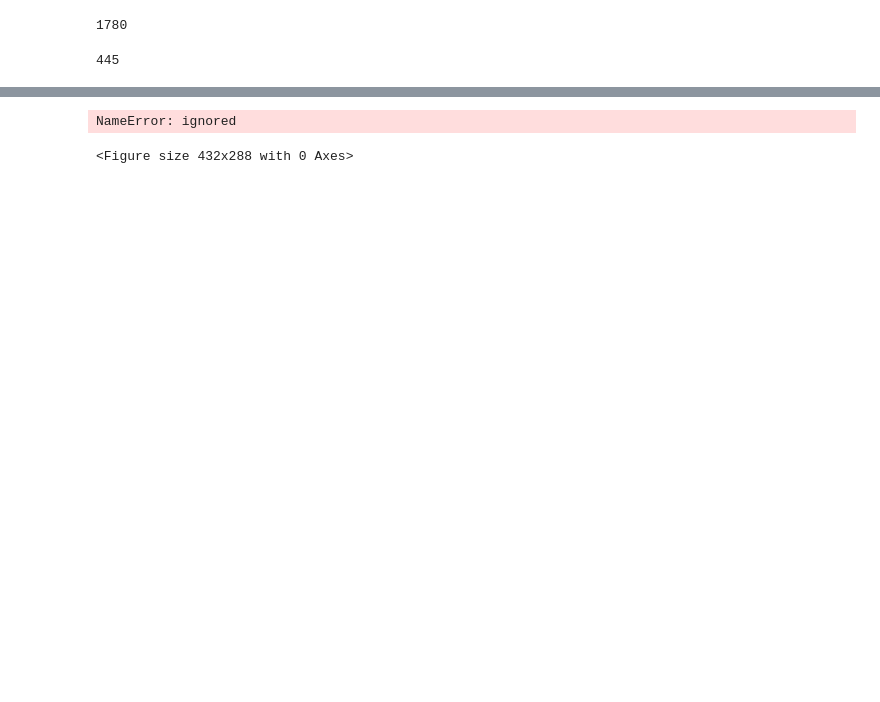
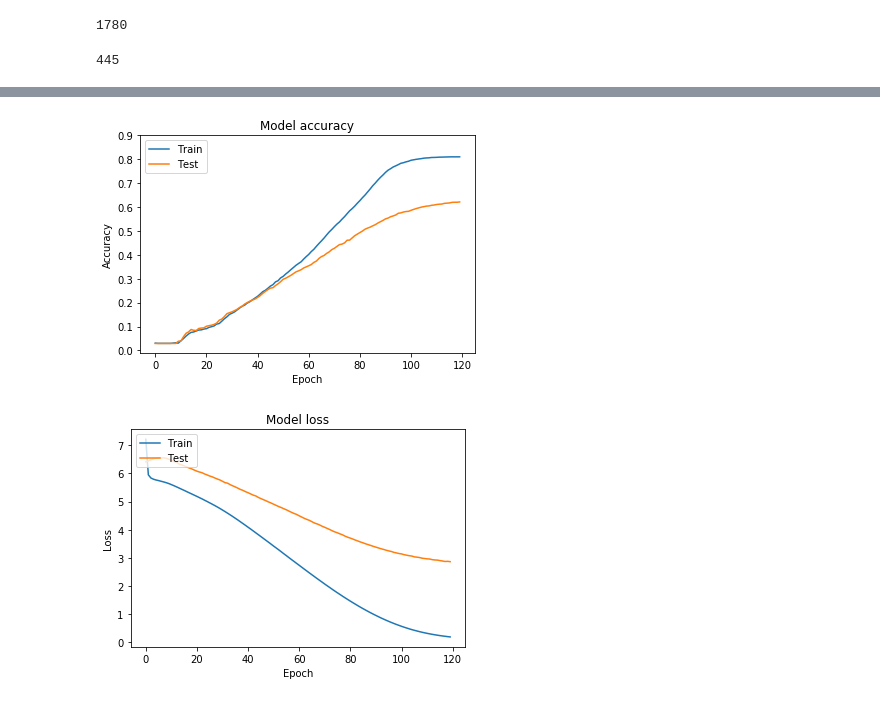
Before and after one commit to JstnClmnt/NLP-Text-Summarization, a Jupyter notebook: NLP_Text_Summarization.ipynb, the cells around one changed output, grey strips where cells are left out. Saved outputs shown, nothing was run; the diff lists cells and outputs as text; code cells hidden in the pictures; blank space fills up the shorter version.

Commit message:
trained

```diff
--- a/NLP_Text_Summarization.ipynb
+++ b/NLP_Text_Summarization.ipynb
@@ -290,9 +288,7 @@ from tensorflow.keras.initializers import Constant
 import numpy as np
 from tensorflow.keras.utils import plot_model
 
-HIDDEN_UNITS=512
-MAX_LENGTH = 500
-MAX_LENGTH_SUM = len(max(y_train, key=len))
+HIDDEN_UNITS=256
 
 """
 Chatbot Inspired Encoder-Decoder-seq2seq
@@ -319,10 +315,16 @@ Bidirectional LSTM: Others Inspired Encoder-Decoder-seq2seq
 """
 encoder_inputs = Input(shape=(MAX_LENGTH,))
 encoder_embedding = Embedding(num_words,EMB_DIM,embeddings_initializer=Constant(embedding_matrix_art),input_length=MAX_LENGTH,trainable=False,mask_zero=True)(encoder_inputs)
+
+encoder_LSTM_1 = LSTM(HIDDEN_UNITS, return_state=True,return_sequences=True)
+encoder_LSTM_R_1 = LSTM(HIDDEN_UNITS, return_state=True, go_backwards=True)
+
+
 encoder_LSTM = LSTM(HIDDEN_UNITS, return_state=True)
 encoder_LSTM_R = LSTM(HIDDEN_UNITS, return_state=True, go_backwards=True)
-encoder_outputs_R, state_h_R, state_c_R = encoder_LSTM_R(encoder_embedding)
-encoder_outputs, state_h, state_c = encoder_LSTM(encoder_embedding)
+
+encoder_outputs_R, state_h_R, state_c_R = encoder_LSTM_R(encoder_LSTM_R_1(encoder_embedding))
+encoder_outputs, state_h, state_c = encoder_LSTM(encoder_LSTM_1(encoder_embedding))
 
 final_h = Add()([state_h, state_h_R])
 final_c = Add()([state_c, state_c_R])
@@ -364,20 +366,12 @@ Non-trainable params: 12,000,600
 __________________________________________________________________________________________________
 None
 # %%
-from tensorflow.keras.preprocessing.sequence import pad_sequences
-
-train_sentences_Y= pad_sequences(y_train, maxlen=MAX_LENGTH_SUM, padding='post',truncating="post")
-
 num_samples_train = len(train_sentences_Y)
 print(num_samples_train)
 decoder_output_data_train = np.zeros(shape=(num_samples_train, MAX_LENGTH_SUM, num_words))
 # %% [output]
 1780
 # %%
-from tensorflow.keras.preprocessing.sequence import pad_sequences
-
-test_sentences_Y= pad_sequences(y_test, maxlen=MAX_LENGTH_SUM, padding='post',truncating="post")
-
 num_samples_test = len(test_sentences_Y)
 print(num_samples_test)
 decoder_output_data_test = np.zeros(shape=(num_samples_test, MAX_LENGTH_SUM, num_words))
@@ -396,17 +390,13 @@ for i, seqs in enumerate(test_sentences_Y):
 # %%
 from tensorflow.keras.callbacks import EarlyStopping
 from tensorflow.keras.callbacks import ModelCheckpoint
-from tensorflow.keras.preprocessing.sequence import pad_sequences
-
-test_sentences_X = pad_sequences(X_test, maxlen=MAX_LENGTH, padding='post',truncating="post")
-train_sentences_X = pad_sequences(X_train, maxlen=MAX_LENGTH, padding='post',truncating="post")
 
 save = ModelCheckpoint('best_model.hdf5', save_best_only=True, monitor='acc', mode='max')
 es_acc = EarlyStopping(monitor='acc', mode='max',verbose=1,patience=10,min_delta=0.003)
 es_loss = EarlyStopping(monitor='loss', mode='min',patience=10,verbose=1)
 history = model.fit([train_sentences_X, train_sentences_Y],
                      decoder_output_data_train,
-                     epochs=100,
+                     epochs=150,
                      batch_size=32,
                      validation_data=([test_sentences_X, test_sentences_Y], decoder_output_data_test),
                      callbacks=[save,es_acc,es_loss])
@@ -431,26 +421,26 @@ Epoch 100/100
 # %%
 import matplotlib.pyplot as plt
 
 # Plot training & validation accuracy values
 plt.figure()
-plt.plot(history_lstm.history['acc'])
-plt.plot(history_lstm.history['val_acc'])
+plt.plot(history.history['acc'])
+plt.plot(history.history['val_acc'])
 plt.title('Model accuracy')
 plt.ylabel('Accuracy')
 plt.xlabel('Epoch')
 plt.legend(['Train', 'Test'], loc='upper left')
 plt.yticks(np.arange(0,1,step=0.1))
 plt.savefig("acc_lstm.png")
 
 plt.figure( )
 # Plot training & validation loss values
-plt.plot(history_lstm.history['loss'])
-plt.plot(history_lstm.history['val_loss'])
+plt.plot(history.history['loss'])
+plt.plot(history.history['val_loss'])
 plt.title('Model loss')
 plt.ylabel('Loss')
 plt.xlabel('Epoch')
 plt.legend(['Train', 'Test'], loc='upper left')
 plt.savefig("loss_lstm.png")
 # %% [output]
-NameError: ignored
-<Figure size 432x288 with 0 Axes>
+[figure, added]
+[figure, added]
```
Also changed, not shown: parts of 10 cells of this notebook.
